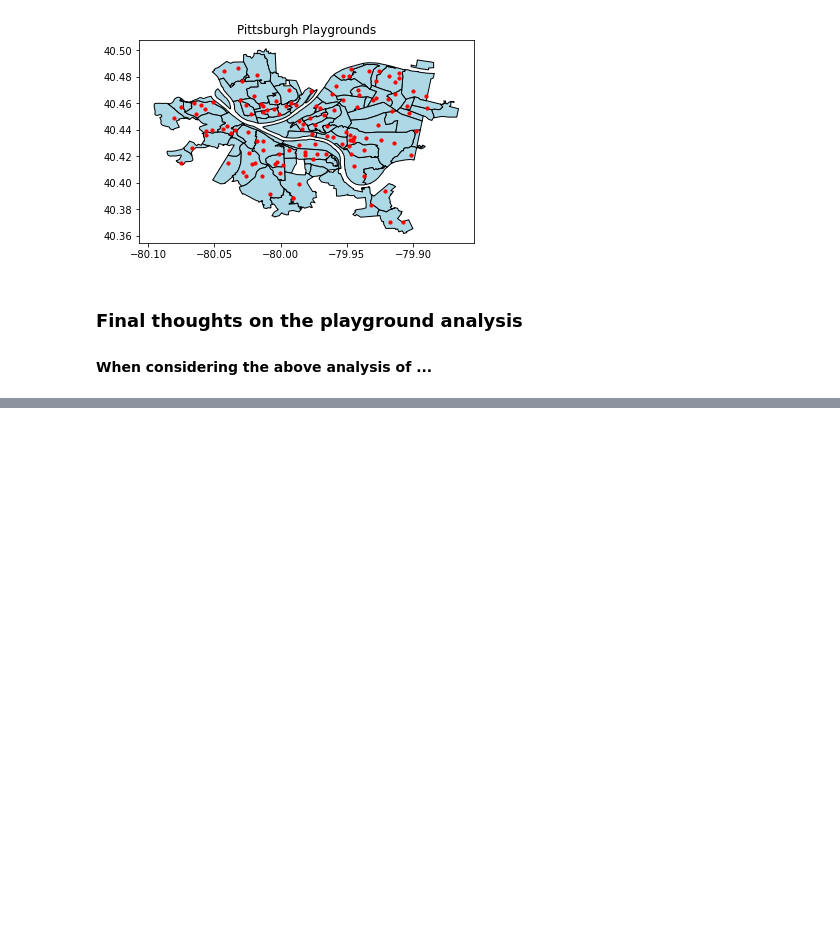
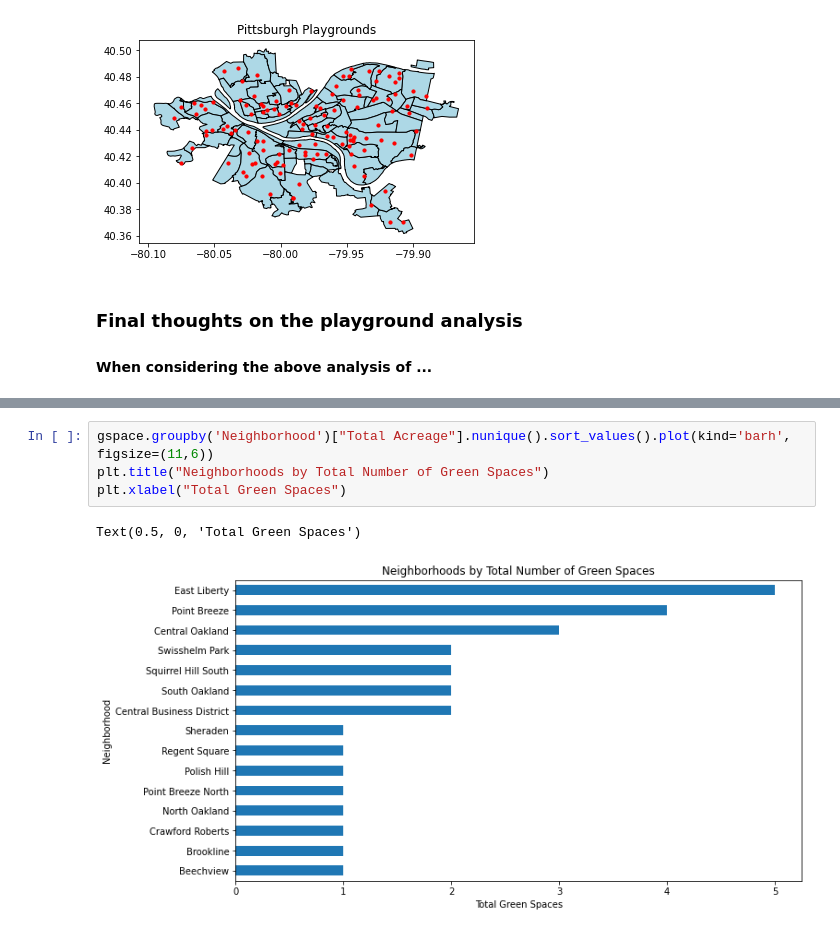
Before and after one commit to Joel961/Big-Ideas-Final-Project, a Jupyter notebook: combined_analysis.ipynb, the cells around one changed output, grey strips where cells are left out. Saved outputs shown, nothing was run; the diff lists cells and outputs as text; blank space fills up the shorter version.

```diff
--- a/combined_analysis.ipynb
+++ b/combined_analysis.ipynb
@@ -52,0 +55,7 @@ Text(0.5, 1.0, 'Pittsburgh Playgrounds')
+# %%
+gspace.groupby('Neighborhood')["Total Acreage"].nunique().sort_values().plot(kind='barh', figsize=(11,6))
+plt.title("Neighborhoods by Total Number of Green Spaces")
+plt.xlabel("Total Green Spaces")
+# %% [output]
+Text(0.5, 0, 'Total Green Spaces')
+[figure, added]
```
Also changed, not shown: parts of 14 cells of this notebook.
